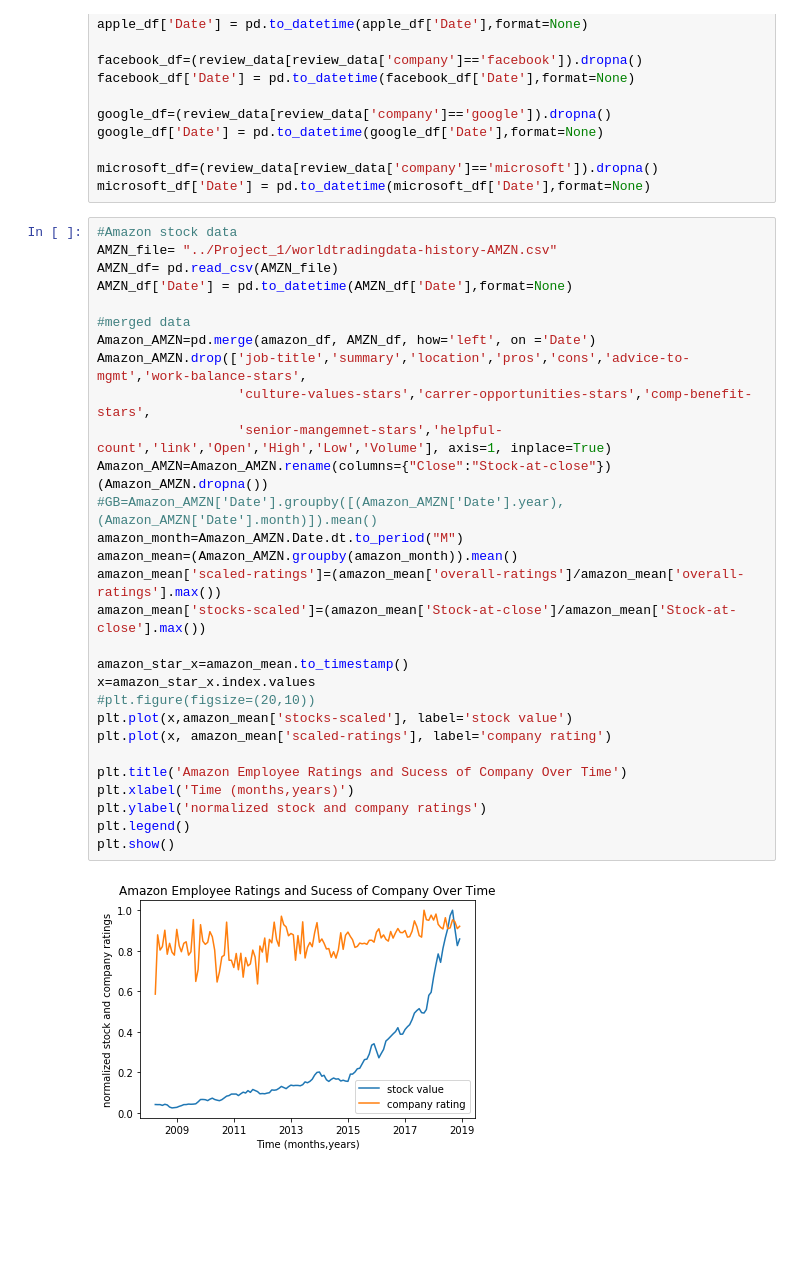
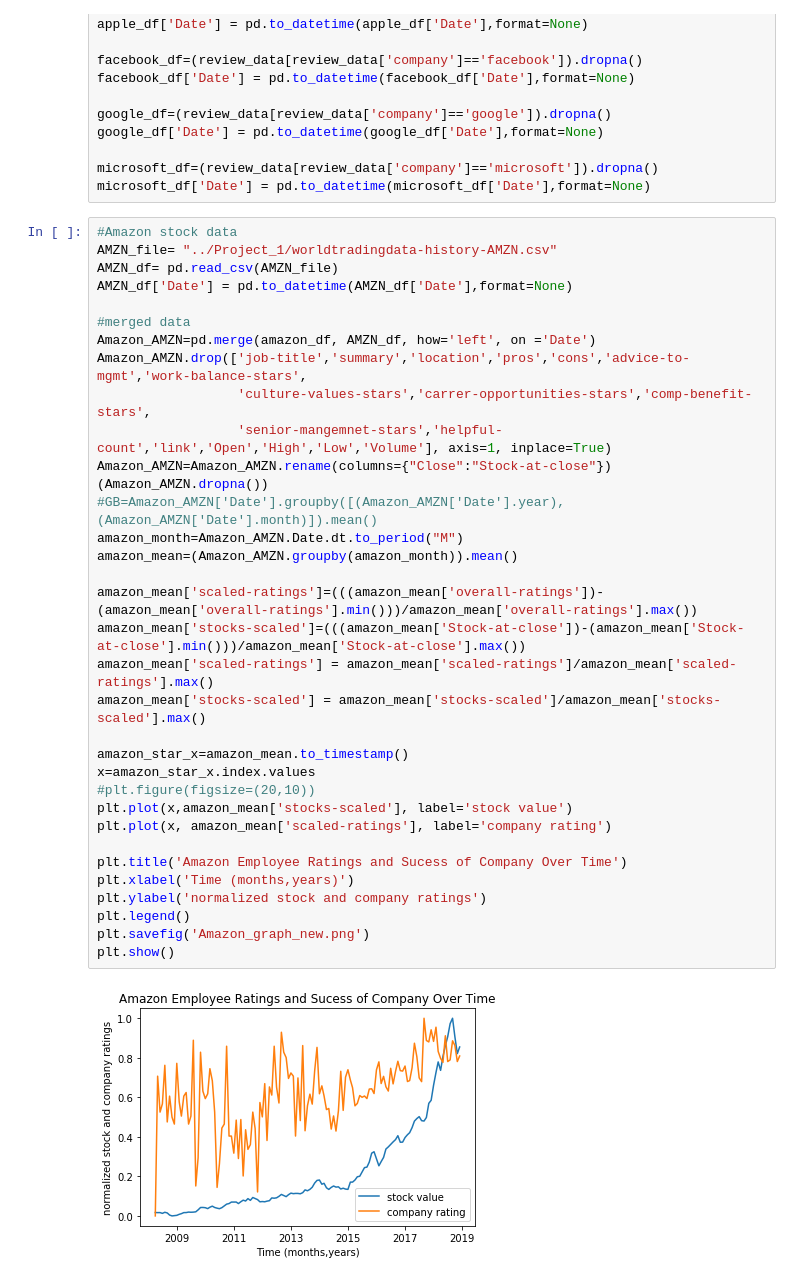
Before and after one commit to annabl38/Project_1, a Jupyter notebook: Company_stuff.Kim.ipynb, the cells around one changed output. Cells and saved outputs as stored; diff of their text form; blank space fills up the shorter version.

Commit message:
final graph update

```diff
--- a/Company_stuff.Kim.ipynb
+++ b/Company_stuff.Kim.ipynb
@@ -58,35 +58,39 @@ microsoft_df['Date'] = pd.to_datetime(microsoft_df['Date'],format=None)
 # %%
 #Amazon stock data
 AMZN_file= "../Project_1/worldtradingdata-history-AMZN.csv"
 AMZN_df= pd.read_csv(AMZN_file)
 AMZN_df['Date'] = pd.to_datetime(AMZN_df['Date'],format=None)
 
 #merged data
 Amazon_AMZN=pd.merge(amazon_df, AMZN_df, how='left', on ='Date')
 Amazon_AMZN.drop(['job-title','summary','location','pros','cons','advice-to-mgmt','work-balance-stars',
                   'culture-values-stars','carrer-opportunities-stars','comp-benefit-stars',
                   'senior-mangemnet-stars','helpful-count','link','Open','High','Low','Volume'], axis=1, inplace=True)
 Amazon_AMZN=Amazon_AMZN.rename(columns={"Close":"Stock-at-close"})
 (Amazon_AMZN.dropna())
 #GB=Amazon_AMZN['Date'].groupby([(Amazon_AMZN['Date'].year),(Amazon_AMZN['Date'].month)]).mean()
 amazon_month=Amazon_AMZN.Date.dt.to_period("M")
 amazon_mean=(Amazon_AMZN.groupby(amazon_month)).mean()
-amazon_mean['scaled-ratings']=(amazon_mean['overall-ratings']/amazon_mean['overall-ratings'].max())
-amazon_mean['stocks-scaled']=(amazon_mean['Stock-at-close']/amazon_mean['Stock-at-close'].max())
+
+amazon_mean['scaled-ratings']=(((amazon_mean['overall-ratings'])-(amazon_mean['overall-ratings'].min()))/amazon_mean['overall-ratings'].max())
+amazon_mean['stocks-scaled']=(((amazon_mean['Stock-at-close'])-(amazon_mean['Stock-at-close'].min()))/amazon_mean['Stock-at-close'].max())
+amazon_mean['scaled-ratings'] = amazon_mean['scaled-ratings']/amazon_mean['scaled-ratings'].max()
+amazon_mean['stocks-scaled'] = amazon_mean['stocks-scaled']/amazon_mean['stocks-scaled'].max()
 
 amazon_star_x=amazon_mean.to_timestamp()
 x=amazon_star_x.index.values
 #plt.figure(figsize=(20,10))
 plt.plot(x,amazon_mean['stocks-scaled'], label='stock value')
 plt.plot(x, amazon_mean['scaled-ratings'], label='company rating')
 
 plt.title('Amazon Employee Ratings and Sucess of Company Over Time')
 plt.xlabel('Time (months,years)')
 plt.ylabel('normalized stock and company ratings')
 plt.legend()
+plt.savefig('Amazon_graph_new.png')
 plt.show()
 # %% [output]
-[figure, old version]
+[figure, new version]
 # %%
 #Apple stock data
 AAPL_file= "../Project_1/worldtradingdata-history-AAPL.csv"
```
Also changed, not shown: parts of 4 cells of this notebook.
